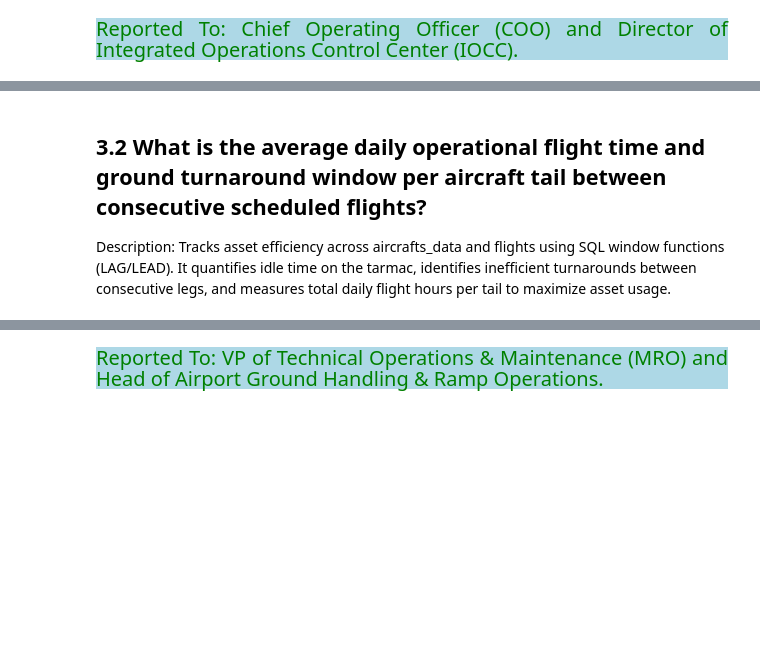
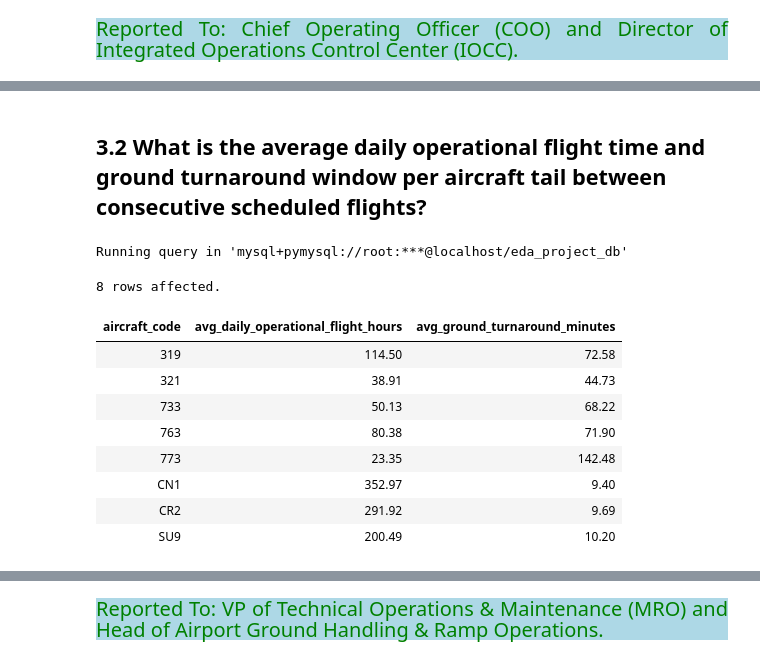
Before and after one commit to Kartika-Nidhi/Airlines_Operation_Analysis_SQL, a Jupyter notebook: AirlinesAnalysisSQl.ipynb, the cells around one changed output, grey strips where cells are left out. Drawn from its saved outputs; the diff is of its cells as text; code cells hidden in the pictures; blank space fills up the shorter version.

Commit message:
operational efficiency analysis completed

```diff
--- a/AirlinesAnalysisSQl.ipynb
+++ b/AirlinesAnalysisSQl.ipynb
@@ -437,8 +437,64 @@ Reported To: Chief Operating Officer (COO) and Director of Integrated Operations
 <div>
 # %% [markdown]
 ## 3.2 What is the average daily operational flight time and ground turnaround window per aircraft tail between consecutive scheduled flights?
-
-Description: Tracks asset efficiency across aircrafts_data and flights using SQL window functions (LAG/LEAD). It quantifies idle time on the tarmac, identifies inefficient turnarounds between consecutive legs, and measures total daily flight hours per tail to maximize asset usage.
+# %%
+%%sql
+WITH flight_intervals AS (
+    SELECT
+        aircraft_code,
+        STR_TO_DATE(actual_departure, '%Y-%m-%d %H:%i:%s') AS dep_time,
+        STR_TO_DATE(actual_arrival, '%Y-%m-%d %H:%i:%s') AS arr_time,
+        TIMESTAMPDIFF(
+            MINUTE,
+            STR_TO_DATE(actual_departure, '%Y-%m-%d %H:%i:%s'),
+            STR_TO_DATE(actual_arrival, '%Y-%m-%d %H:%i:%s')
+        ) AS flight_duration_min,
+
+        TIMESTAMPDIFF(
+            MINUTE,
+            LAG(STR_TO_DATE(actual_departure, '%Y-%m-%d %H:%i:%s')) OVER (
+                PARTITION BY aircraft_code
+                ORDER BY STR_TO_DATE(actual_arrival, '%Y-%m-%d %H:%i:%s')
+            ),
+            STR_TO_DATE(actual_departure, '%Y-%m-%d %H:%i:%s')
+        ) AS turnaround_min,
+
+        DATE(STR_TO_DATE(actual_departure, '%Y-%m-%d %H:%i:%s')) AS flight_date
+    FROM flights
+    WHERE status = 'Arrived'
+      AND actual_departure NOT LIKE '%\r'
+      AND actual_arrival NOT LIKE '%\r'
+      AND actual_departure IS NOT NULL
+      AND actual_arrival IS NOT NULL
+),
+daily_aircraft_stats AS (
+    SELECT
+        aircraft_code,
+        flight_date,
+        SUM(flight_duration_min) / 60.0 AS total_daily_flight_hours,
+        AVG(turnaround_min) AS avg_daily_turnaround_min
+    FROM flight_intervals
+    GROUP BY aircraft_code, flight_date
+)
+SELECT
+    aircraft_code,
+    ROUND(AVG(total_daily_flight_hours), 2) AS avg_daily_operational_flight_hours,
+    ROUND(AVG(avg_daily_turnaround_min), 2) AS avg_ground_turnaround_minutes
+FROM daily_aircraft_stats
+GROUP BY aircraft_code
+ORDER BY aircraft_code;
+# %% [output]
+Running query in 'mysql+pymysql://root:***@localhost/eda_project_db'
+8 rows affected.
+| aircraft_code | avg_daily_operational_flight_hours | avg_ground_turnaround_minutes |
+| 319 | 114.50 | 72.58 |
+| 321 | 38.91 | 44.73 |
+| 733 | 50.13 | 68.22 |
+| 763 | 80.38 | 71.90 |
+| 773 | 23.35 | 142.48 |
+| CN1 | 352.97 | 9.40 |
+| CR2 | 291.92 | 9.69 |
+| SU9 | 200.49 | 10.20 |
 # %% [markdown]
 <div>
 # %% [markdown]
```
